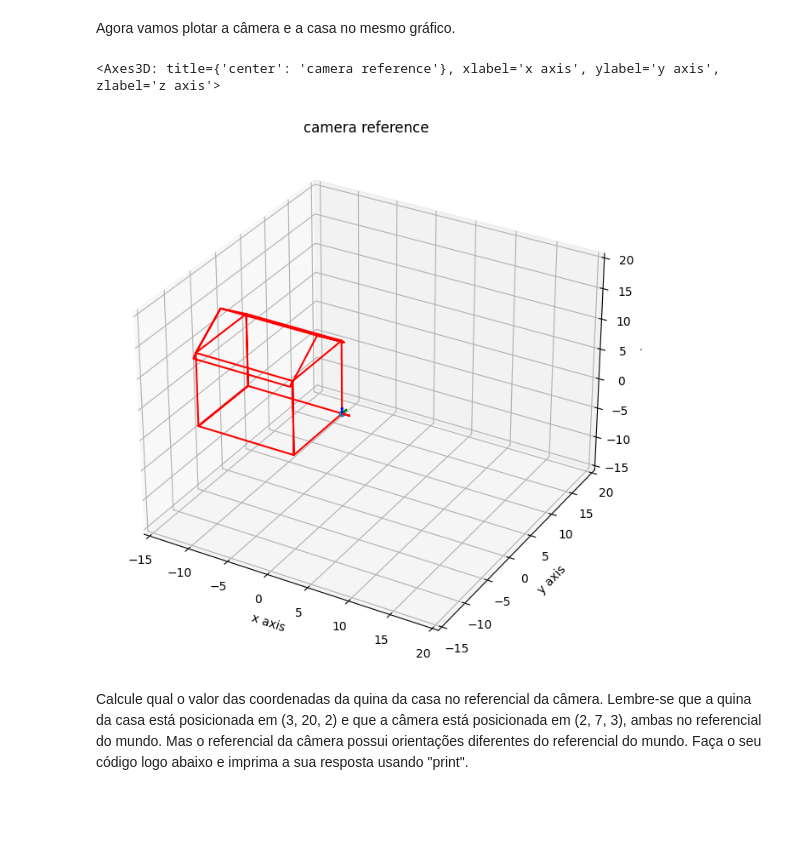
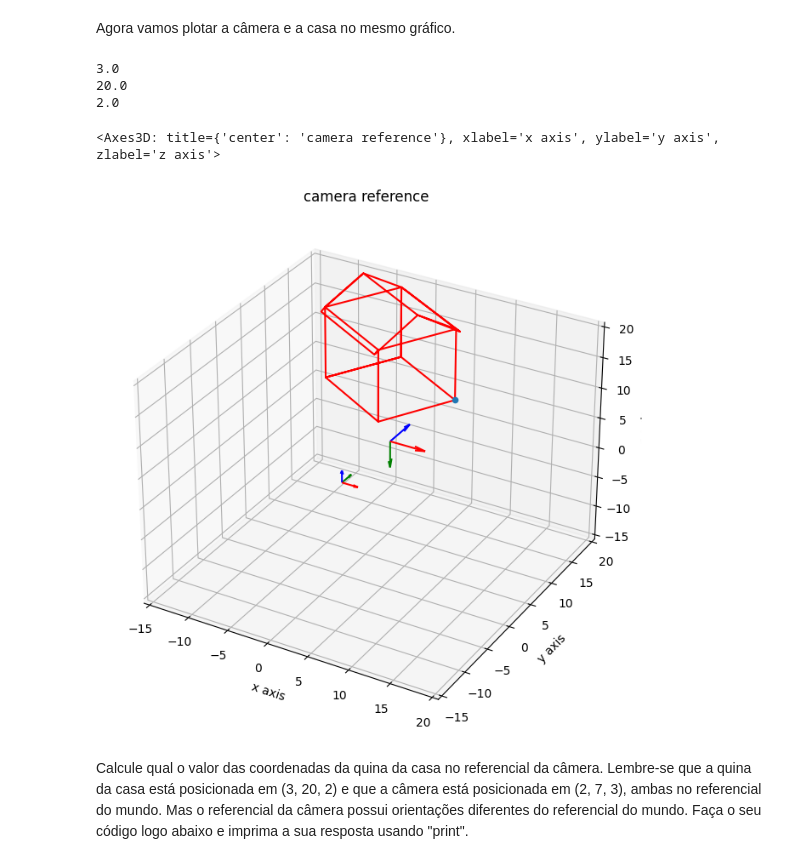
Before and after one commit to MauricioPimenta/ComputerVision, a Jupyter notebook: 2023.09-atividade_movimento_corpo_rigido.ipynb, the cells around one changed output. Cells and saved outputs as stored; diff of their text form; code cells hidden in the pictures; blank space fills up the shorter version.

```diff
--- a/2023.09-atividade_movimento_corpo_rigido.ipynb
+++ b/2023.09-atividade_movimento_corpo_rigido.ipynb
@@ -133,9 +175,15 @@ Execute as transformações necessárias para posicionar o eixo óptico da câme
 
 Faça o seu código abaixo.
 # %%
+# Variaveis pra transformacao
+angCam = -pi/2
+dxCam = 2
+dyCam = 7
+dzCam = 3
+
 # Faça as transformações
-cam2 = myRotateX(-pi/2) @ cam
-cam2 = myTranslate(2,7,3) @ cam2
+cam2 = myRotateX(cam, angCam)
+cam2 = myTranslate(cam2, dxCam,dyCam,dzCam)
 # Imprima o valor da camera original e camera transformada
 
 print(cam); print(); print(cam2)
@@ -221,20 +274,31 @@ draw_arrows(cam[:,-1],cam[:,0:3],ax0)
 Agora você deverá rotacionar a casa de -30 graus em torno do eixo Z e posicioná-la de tal forma que sua quina (0,0,0) ficará em (3, 20, 2).
 
 Faça o seu código aqui.
+# %%
+angleDeg = -30 # angulo em graus
+house = myRotateZ(house, np.deg2rad(angleDeg)) # a funcao usa angulo em radianos
+house = myTranslate(house, 3, 20, 2)
 # %% [markdown]
 Agora vamos plotar a câmera e a casa no mesmo gráfico.
 # %%
 ax0 = set_plot(lim=[-15,20])
-draw_arrows(point,base,ax0)
+draw_arrows(point,base,ax0, length = 2)
 ax0.plot3D(house[0,:], house[1,:], house[2,:], 'red')
 # Plotando a quina da casa para servir de referência
 ax0.scatter(house[0,0], house[1,0], house[2,0],'b')
 
+print(house[0,0])
+print(house[1,0])
+print(house[2,0])
+
 # Plote a câmera também - altere o código abaixo, se necessário
-draw_arrows(cam[:,3],cam[:,0:3],ax0)
+draw_arrows(cam2[:,3],cam2[:,0:3],ax0, arrow_lenght)
 # %% [output]
-<Axes3D: title={'center': 'camera reference'}, xlabel='x axis', ylabel='y axis', zlabel='z axis'>
+3.0
+20.0
+2.0
+<Axes3D: title={'center': 'camera reference'}, xlabel='x axis', ylabel='y axis', zlabel='z axis'>
-[figure, old version]
+[figure, new version]
 # %% [markdown]
 Calcule qual o valor das coordenadas da quina da casa no referencial da câmera. Lembre-se que a quina da casa está posicionada em (3, 20, 2) e que a câmera está posicionada em (2, 7, 3), ambas no referencial do mundo. Mas o referencial da câmera possui orientações diferentes do referencial do mundo. Faça o seu código logo abaixo e imprima a sua resposta usando "print".
 # %%
```
Also changed, not shown: parts of 7 cells of this notebook.
